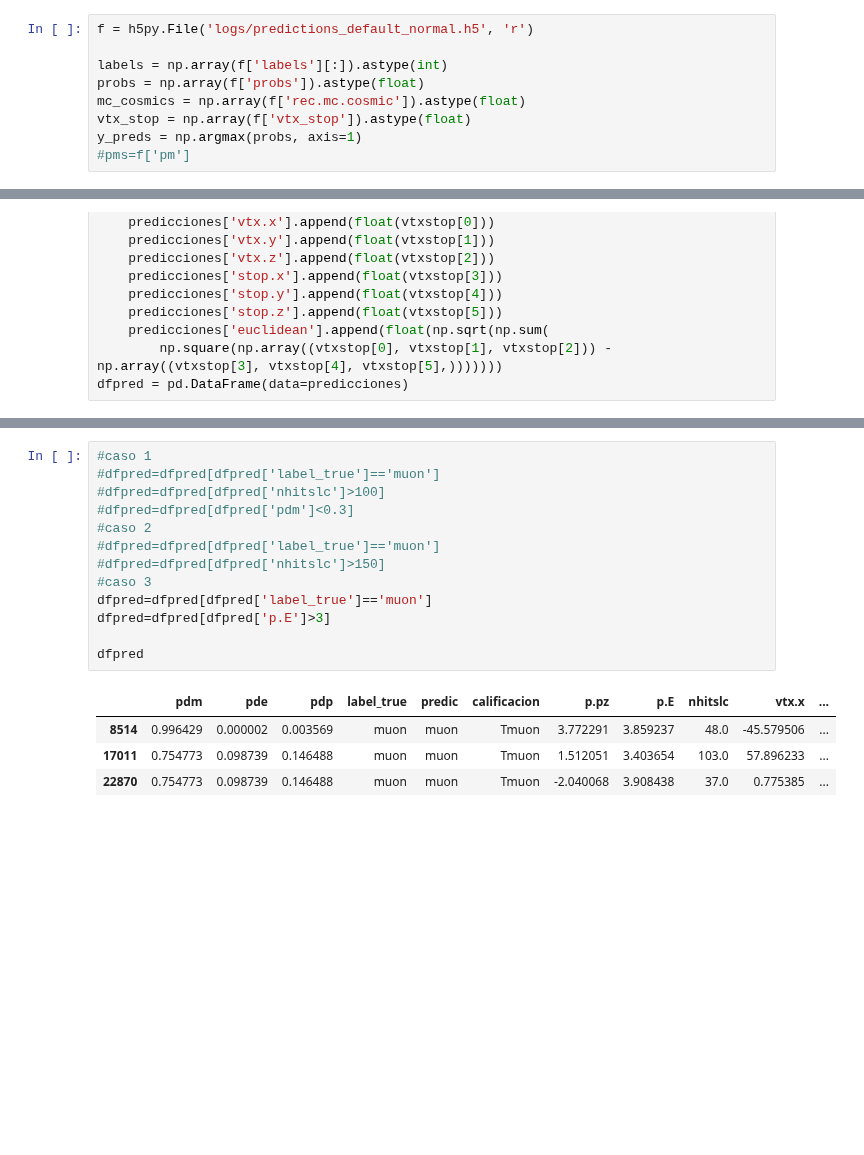
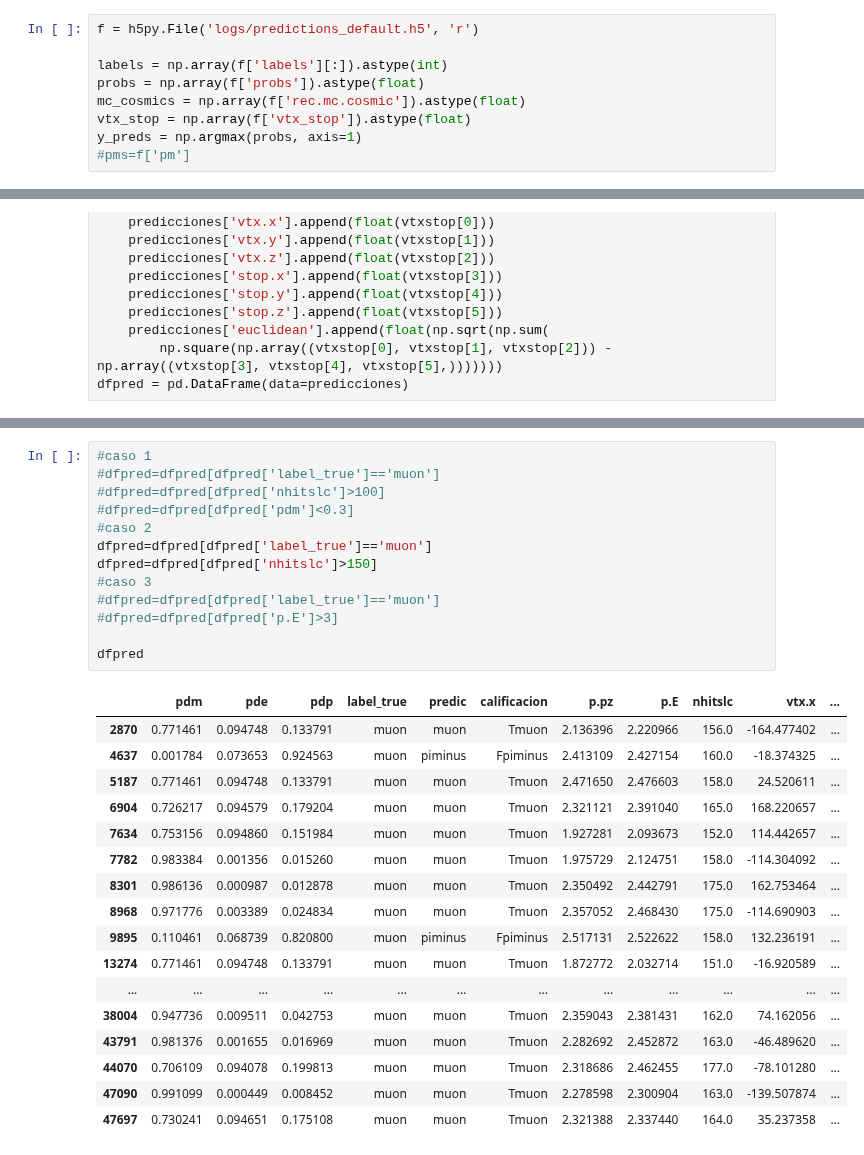
Before and after one commit to Arcrafa/nova, a Jupyter notebook: cvn2/view_pm.ipynb, the cells around one changed output, grey strips where cells are left out. Saved outputs shown, nothing was run; the diff lists cells and outputs as text; blank space fills up the shorter version.

```diff
--- a/cvn2/view_pm.ipynb
+++ b/cvn2/view_pm.ipynb
@@ -7,7 +7,7 @@ from pylab import rcParams
 import pandas as pd
 rcParams['figure.figsize'] = 20,9
 # %%
-f = h5py.File('logs/predictions_default_normal.h5', 'r')
+f = h5py.File('logs/predictions_default.h5', 'r')
 
 labels = np.array(f['labels'][:]).astype(int)
 probs = np.array(f['probs']).astype(float)
@@ -66,21 +66,34 @@ dfpred
 # %%
 #caso 1
 #dfpred=dfpred[dfpred['label_true']=='muon']
 #dfpred=dfpred[dfpred['nhitslc']>100]
 #dfpred=dfpred[dfpred['pdm']<0.3]
 #caso 2
+dfpred=dfpred[dfpred['label_true']=='muon']
+dfpred=dfpred[dfpred['nhitslc']>150]
+#caso 3
 #dfpred=dfpred[dfpred['label_true']=='muon']
-#dfpred=dfpred[dfpred['nhitslc']>150]
-#caso 3
-dfpred=dfpred[dfpred['label_true']=='muon']
-dfpred=dfpred[dfpred['p.E']>3]
+#dfpred=dfpred[dfpred['p.E']>3]
 
 dfpred
 # %% [output]
 |  | pdm | pde | pdp | label_true | predic | calificacion | p.pz | p.E | nhitslc | vtx.x | ... |
-| 8514 | 0.996429 | 0.000002 | 0.003569 | muon | muon | Tmuon | 3.772291 | 3.859237 | 48.0 | -45.579506 | ... |
-| 17011 | 0.754773 | 0.098739 | 0.146488 | muon | muon | Tmuon | 1.512051 | 3.403654 | 103.0 | 57.896233 | ... |
-| 22870 | 0.754773 | 0.098739 | 0.146488 | muon | muon | Tmuon | -2.040068 | 3.908438 | 37.0 | 0.775385 | ... |
+| 2870 | 0.771461 | 0.094748 | 0.133791 | muon | muon | Tmuon | 2.136396 | 2.220966 | 156.0 | -164.477402 | ... |
+| 4637 | 0.001784 | 0.073653 | 0.924563 | muon | piminus | Fpiminus | 2.413109 | 2.427154 | 160.0 | -18.374325 | ... |
+| 5187 | 0.771461 | 0.094748 | 0.133791 | muon | muon | Tmuon | 2.471650 | 2.476603 | 158.0 | 24.520611 | ... |
+| 6904 | 0.726217 | 0.094579 | 0.179204 | muon | muon | Tmuon | 2.321121 | 2.391040 | 165.0 | 168.220657 | ... |
+| 7634 | 0.753156 | 0.094860 | 0.151984 | muon | muon | Tmuon | 1.927281 | 2.093673 | 152.0 | 114.442657 | ... |
+| 7782 | 0.983384 | 0.001356 | 0.015260 | muon | muon | Tmuon | 1.975729 | 2.124751 | 158.0 | -114.304092 | ... |
+| 8301 | 0.986136 | 0.000987 | 0.012878 | muon | muon | Tmuon | 2.350492 | 2.442791 | 175.0 | 162.753464 | ... |
+| 8968 | 0.971776 | 0.003389 | 0.024834 | muon | muon | Tmuon | 2.357052 | 2.468430 | 175.0 | -114.690903 | ... |
+| 9895 | 0.110461 | 0.068739 | 0.820800 | muon | piminus | Fpiminus | 2.517131 | 2.522622 | 158.0 | 132.236191 | ... |
+| 13274 | 0.771461 | 0.094748 | 0.133791 | muon | muon | Tmuon | 1.872772 | 2.032714 | 151.0 | -16.920589 | ... |
+| ... | ... | ... | ... | ... | ... | ... | ... | ... | ... | ... | ... |
+| 38004 | 0.947736 | 0.009511 | 0.042753 | muon | muon | Tmuon | 2.359043 | 2.381431 | 162.0 | 74.162056 | ... |
+| 43791 | 0.981376 | 0.001655 | 0.016969 | muon | muon | Tmuon | 2.282692 | 2.452872 | 163.0 | -46.489620 | ... |
+| 44070 | 0.706109 | 0.094078 | 0.199813 | muon | muon | Tmuon | 2.318686 | 2.462455 | 177.0 | -78.101280 | ... |
+| 47090 | 0.991099 | 0.000449 | 0.008452 | muon | muon | Tmuon | 2.278598 | 2.300904 | 163.0 | -139.507874 | ... |
+| 47697 | 0.730241 | 0.094651 | 0.175108 | muon | muon | Tmuon | 2.321388 | 2.337440 | 164.0 | 35.237358 | ... |
 # %%
 for i in dfpred.index:
     pm=f['pm'][i]
```
Also changed, not shown: parts of 4 cells of this notebook, 3 other files.
